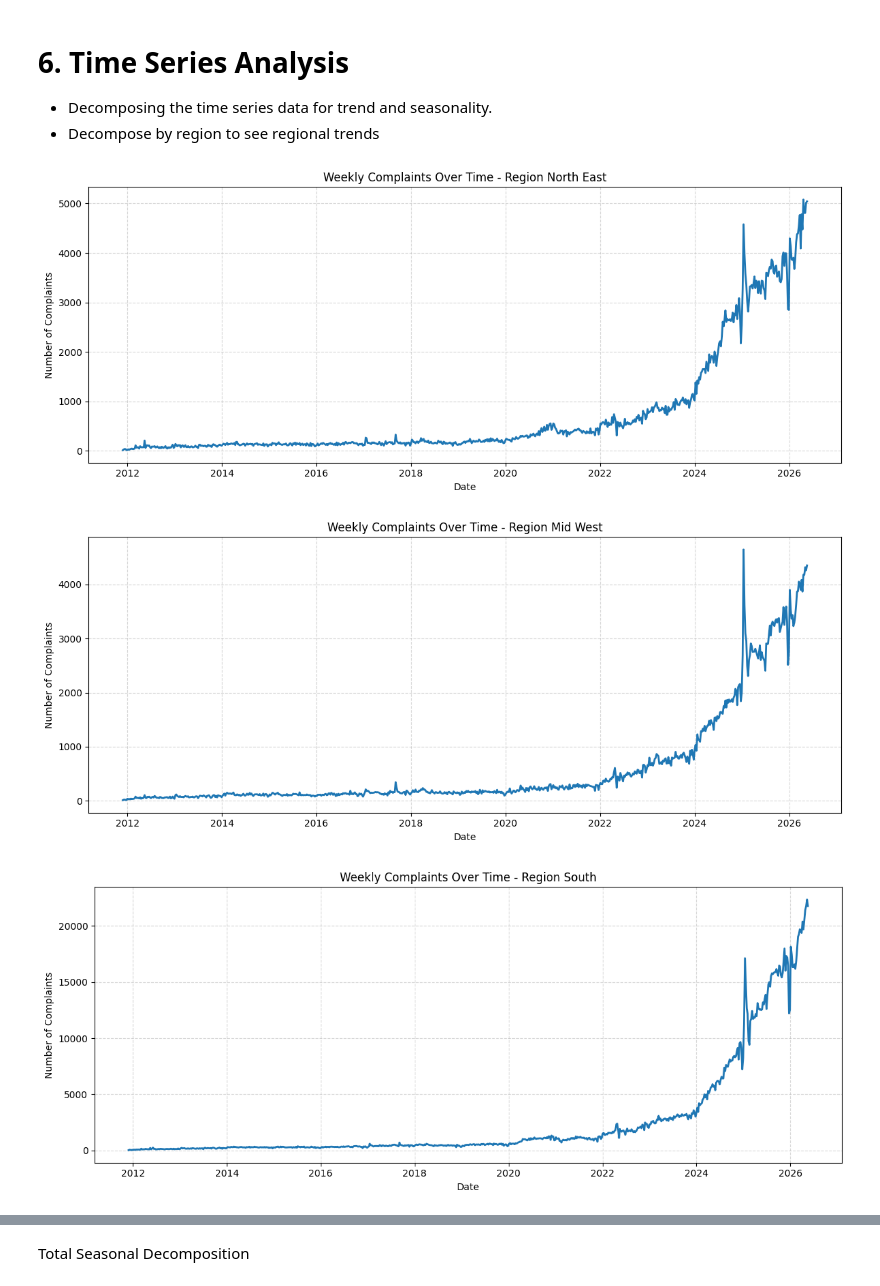
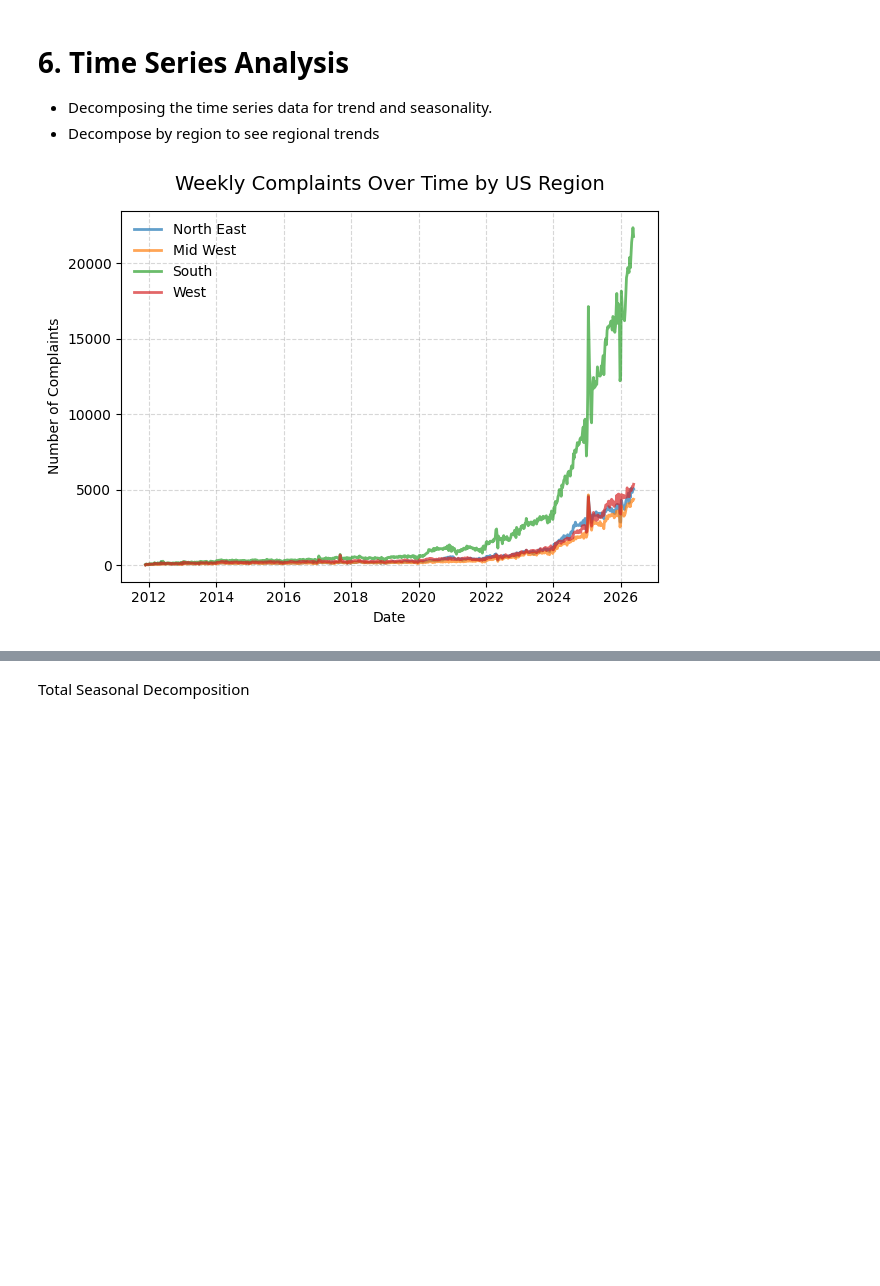
Before and after one commit to Papazian/MADS_Capstone, a Jupyter notebook: Geospatial_and_Time_Series_Analysis/visuals_forecast.ipynb, the cells around one changed output, grey strips where cells are left out. Drawn from its saved outputs; the diff is of its cells as text; code cells hidden in the pictures; blank space fills up the shorter version.

```diff
--- a/Geospatial_and_Time_Series_Analysis/visuals_forecast.ipynb
+++ b/Geospatial_and_Time_Series_Analysis/visuals_forecast.ipynb
@@ -319,53 +347,56 @@ fig.show(config = {'scrollZoom': False})
 - Decomposing the time series data for trend and seasonality.
 - Decompose by region to see regional trends
 # %%
-from matplotlib import lines
 ts_df = df.copy()
 ts_df['Date-Week'] = ts_df['Date received'].dt.to_period('W').dt.start_time
-
 
 # Add full state name and region
 ts_df['State_Full'] = ts_df['State'].map({v: k for k,v in state_abbr.items()})
 ts_df['Region'] = ts_df['State_Full'].map(region_dict)
 
 # Groupby region and date-week to count complaints
 ts_df = ts_df.groupby(['Region','Date-Week'])['Complaint ID'].count().reset_index(name = 'Complaints')
 
 # Calculate cutoff due to significant drop in complaints
 total_weekly = ts_df.groupby('Date-Week')['Complaints'].sum().reset_index()
 max_complaints_date = total_weekly.loc[total_weekly['Complaints'].idxmax(), 'Date-Week']
 cutoff = max_complaints_date + timedelta(weeks = 1)
 
 ts_df_cutoff = ts_df[ts_df['Date-Week'] <= cutoff]
 
 # Generate figures for each region
 regions = [region for region in ts_df['Region'].unique() if region != 'X']
 trend_figs = []
 
 region_label = {
         '1': 'North East',
         '2': 'Mid West',
         '3': 'South',
         '4': 'West'
 }
 
 for region in regions:
     filtered_ts_df = ts_df_cutoff[ts_df_cutoff['Region'] == region]
+    plt.plot(
+        filtered_ts_df['Date-Week'],
+        filtered_ts_df['Complaints'],
+        label=region_label[region],
+        linewidth=2,
+        alpha = 0.7
+    )
 
-    fig,ax = plt.subplots(figsize = (12,5))
-    ax.plot(filtered_ts_df['Date-Week'], filtered_ts_df['Complaints'],
-            marker= None,
-            linestyle = '-',
-            markersize = 4,
-            linewidth = 2)
-    ax.set_title(f'Weekly Complaints Over Time - Region {region_label[region]}')
-    ax.set_xlabel('Date')
-    ax.set_ylabel('Number of Complaints')
-    plt.tight_layout()
-    plt.grid(True, linestyle='--', alpha=0.5)
-    trend_figs.append(fig)
-    plt.show()
+plt.title('Weekly Complaints Over Time by US Region', pad=15, fontsize=14)
+plt.xlabel('Date')
+plt.ylabel('Number of Complaints')
+
+# Clean up grid and spines
+ax.yaxis.set_major_formatter(plt.matplotlib.ticker.StrMethodFormatter('{x:,.0f}'))
+ax.spines['top'].set_visible(False)
+ax.spines['right'].set_visible(False)
+plt.grid(True, linestyle='--', alpha=0.5)
+plt.legend(frameon=False, loc='upper left')
+
+plt.tight_layout()
+plt.show()
 # %% [output]
-[figure, old version]
+[figure, new version]
-[figure, removed]
-[figure, removed]
```
Also changed, not shown: parts of 29 cells of this notebook.
